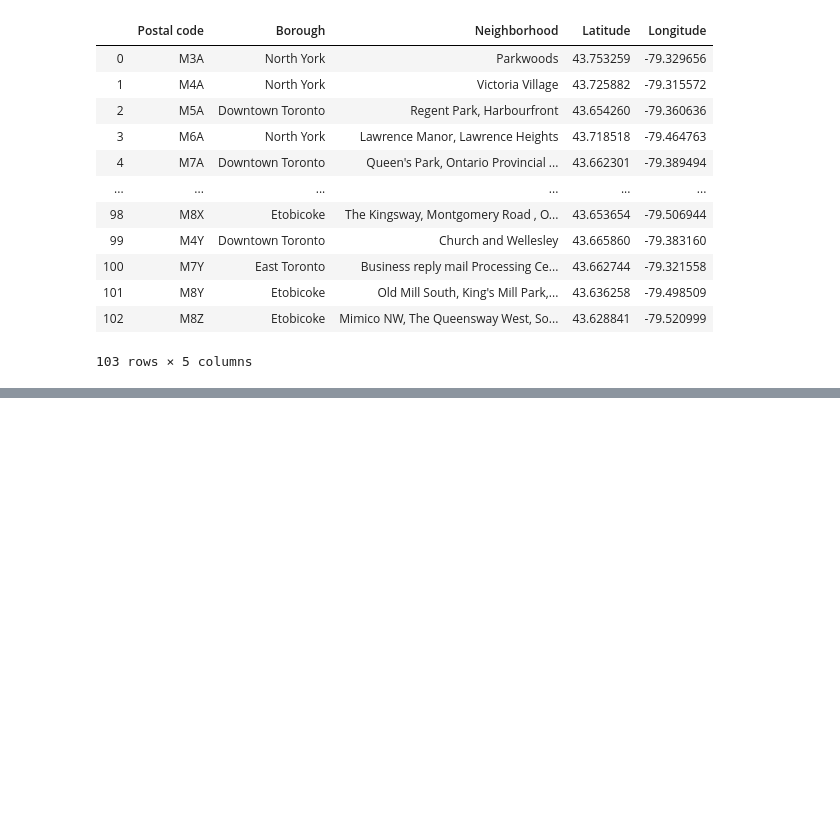
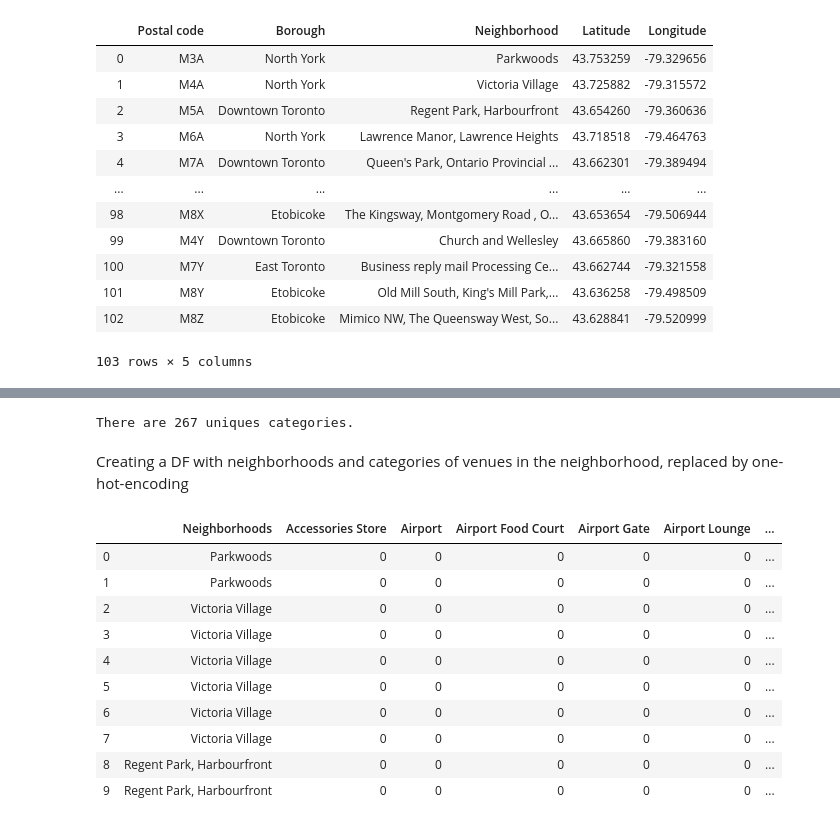
Before and after one commit to kflchankn/SpaceforCoursera, a Jupyter notebook: wk3_assignment.ipynb, the cells around one changed output, grey strips where cells are left out. Cells and saved outputs as stored; diff of their text form; code cells hidden in the pictures; blank space fills up the shorter version.

Commit message:
Part 2 and 3 done

```diff
--- a/wk3_assignment.ipynb
+++ b/wk3_assignment.ipynb
@@ -82,0 +134,41 @@ df_part2
+# %%
+def getNearbyVenues(names, latitudes, longitudes, radius=500):
+
+    venues_list=[]
+    for name, lat, lng in zip(names, latitudes, longitudes):
+        print(name)
+
+        # create the API request URL
+        url = 'https://api.foursquare.com/v2/venues/explore?&client_id={}&client_secret={}&v={}&ll={},{}&radius={}&limit=100'.format(
+            CLIENT_ID,
+            CLIENT_SECRET,
+            VERSION,
+            lat,
+            lng,
+            radius)
+
+        # make the GET request
+        results = rq.get(url).json()["response"]['groups'][0]['items']
+
+        # return only relevant information for each nearby venue
+        venues_list.append([(
+            name,
+            lat,
+            lng,
+            v['venue']['name'],
+            v['venue']['location']['lat'],
+            v['venue']['location']['lng'],
+            v['venue']['categories'][0]['name']) for v in results])
+
+    nearby_venues = pd.DataFrame([item for venue_list in venues_list for item in venue_list])
+    nearby_venues.columns = ['Neighborhood',
+                  'Neighborhood Latitude',
+                  'Neighborhood Longitude',
+                  'Venue',
+                  'Venue Latitude',
+                  'Venue Longitude',
+                  'Venue Category']
+
+    return(nearby_venues)
+# %%
+tr_venues = getNearbyVenues(names=df_part2['Neighborhood'],latitudes=df_part2['Latitude'],longitudes=df_part2['Longitude'])
@@ -82,0 +193,22 @@ df_part2
+# %%
+print('There are {} uniques categories.'.format(len(tr_venues['Venue Category'].unique())))
+# %% [output]
+There are 267 uniques categories.
+# %% [markdown]
+Creating a DF with neighborhoods and categories of venues in the neighborhood, replaced by one-hot-encoding
+# %%
+df_tr_onehot = pd.get_dummies(tr_venues[['Venue Category']], prefix="", prefix_sep="")
+df_tr_onehot.insert(0,'Neighborhoods',tr_venues['Neighborhood'],True)
+df_tr_onehot.head(10)
+# %% [output]
+|  | Neighborhoods | Accessories Store | Airport | Airport Food Court | Airport Gate | Airport Lounge | ... |
+| 0 | Parkwoods | 0 | 0 | 0 | 0 | 0 | ... |
+| 1 | Parkwoods | 0 | 0 | 0 | 0 | 0 | ... |
+| 2 | Victoria Village | 0 | 0 | 0 | 0 | 0 | ... |
+| 3 | Victoria Village | 0 | 0 | 0 | 0 | 0 | ... |
+| 4 | Victoria Village | 0 | 0 | 0 | 0 | 0 | ... |
+| 5 | Victoria Village | 0 | 0 | 0 | 0 | 0 | ... |
+| 6 | Victoria Village | 0 | 0 | 0 | 0 | 0 | ... |
+| 7 | Victoria Village | 0 | 0 | 0 | 0 | 0 | ... |
+| 8 | Regent Park, Harbourfront | 0 | 0 | 0 | 0 | 0 | ... |
+| 9 | Regent Park, Harbourfront | 0 | 0 | 0 | 0 | 0 | ... |
```
Also changed, not shown: parts of 26 cells of this notebook, 1 other file.
